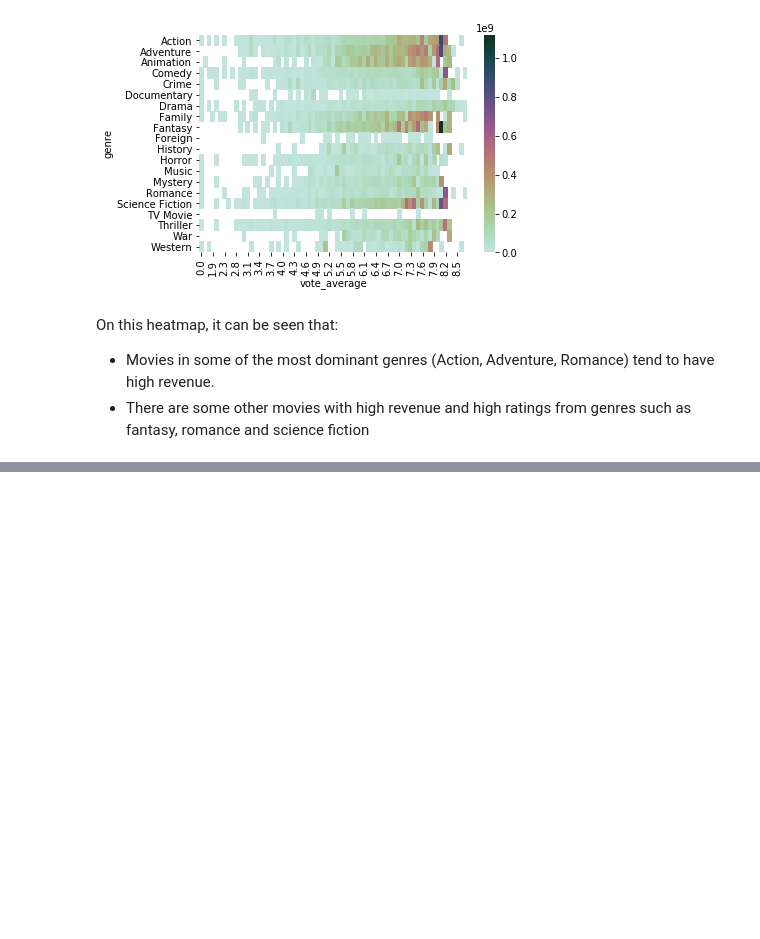
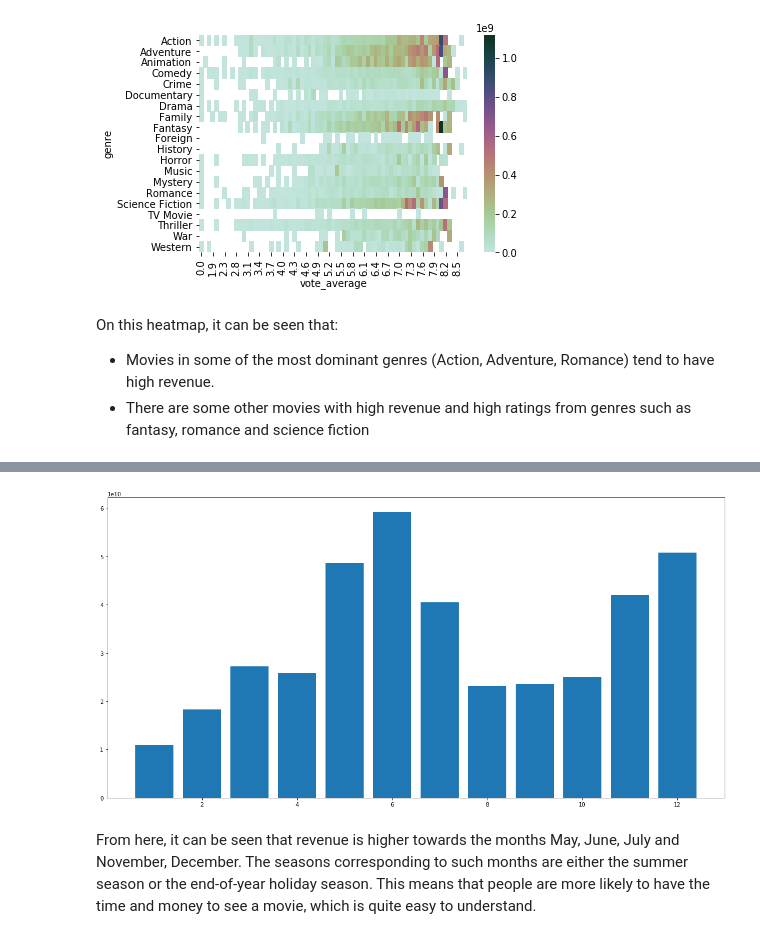
Before and after one commit to huytran96o/CBD_Robotics_SubmissionNotebooks, a Jupyter notebook: Project2.ipynb, the cells around one changed output, grey strips where cells are left out. Saved outputs shown, nothing was run; the diff lists cells and outputs as text; code cells hidden in the pictures; blank space fills up the shorter version.

```diff
--- a/Project2.ipynb
+++ b/Project2.ipynb
@@ -249,0 +269,8 @@ On this heatmap, it can be seen that:
+# %%
+# Applying the same data processing process as the first two questions, but with separation of the release dates into year, month and date
+df_narrowed3 = df_main[['id', 'title', 'revenue', 'release_date']].dropna()
+df_narrowed3['release_date'] = pd.to_datetime(df_narrowed3['release_date'], errors='coerce')
+# %%
+df_narrowed3['month'] = df_narrowed3['release_date'].dt.month
+# %%
+df_month = df_narrowed3[['revenue', 'month']]
@@ -249,0 +301,10 @@ On this heatmap, it can be seen that:
+# %%
+# Comparing revenue between months
+df_month = df_month.groupby('month', as_index = False).sum().sort_values(by='month', ascending=True)
+plt.figure(figsize=(20, 10))
+plt.bar(df_month['month'], df_month['revenue'])
+plt.show()
+# %% [output]
+[figure, added]
+# %% [markdown]
+From here, it can be seen that revenue is higher towards the months May, June, July and November, December. The seasons corresponding to such months are either the summer season or the end-of-year holiday season. This means that people are more likely to have the time and money to see a movie, which is quite easy to understand.
```
Also changed, not shown: parts of 8 cells of this notebook.
